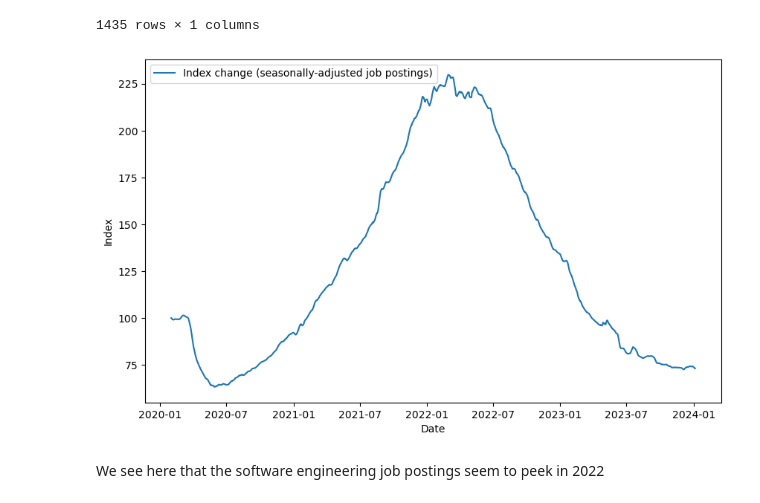
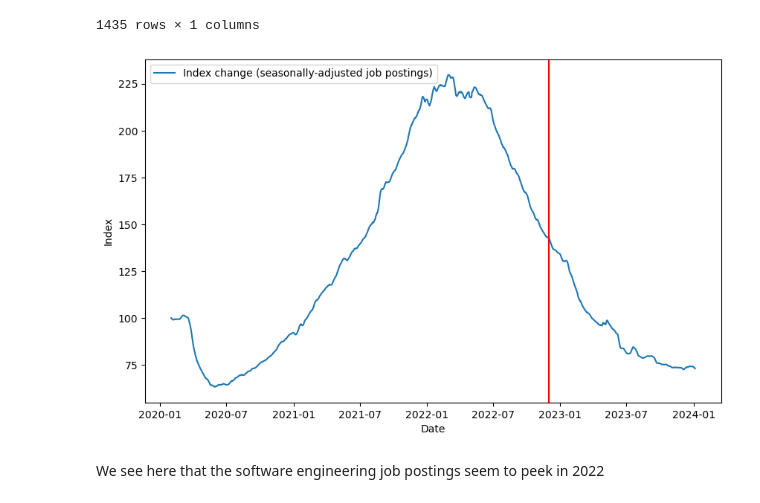
Before and after one commit to SammyAbukmeil/ai-software-engineering-impact, a Jupyter notebook: impact-of-ai-sofware-engineering-jobs.ipynb, the cells around one changed output. Drawn from its saved outputs; the diff is of its cells as text; code cells hidden in the pictures.

```diff
--- a/impact-of-ai-sofware-engineering-jobs.ipynb
+++ b/impact-of-ai-sofware-engineering-jobs.ipynb
@@ -107,14 +127,15 @@ The column name for the index seems to be a code for this economic data, let's c
 # %%
 import matplotlib.pyplot as plt
 
 plt.figure(figsize=(10,6))
 plt.plot(df, label="Index change (seasonally-adjusted job postings)")
+plt.axvline(pd.Timestamp('2022-11-30'),color='r')
 plt.xlabel("Date")
 plt.ylabel("Index")
 plt.legend()
 plt.show()
 # %% [output]
-[figure, old version]
+[figure, new version]
 # %% [markdown]
 We see here that the software engineering job postings seem to peek in 2022
 # %% [markdown]
```
Also changed, not shown: parts of 3 cells of this notebook.
